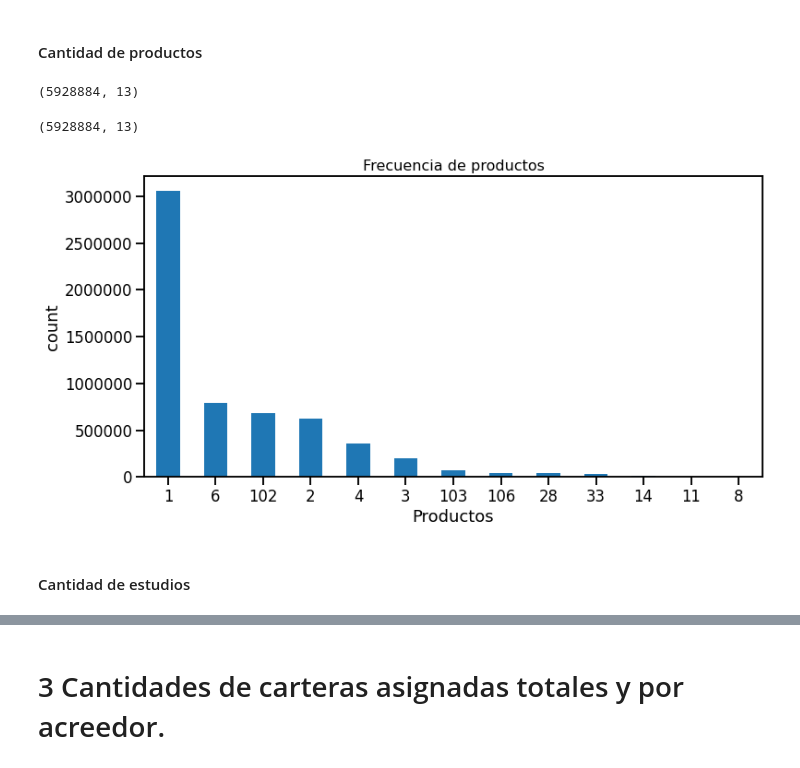
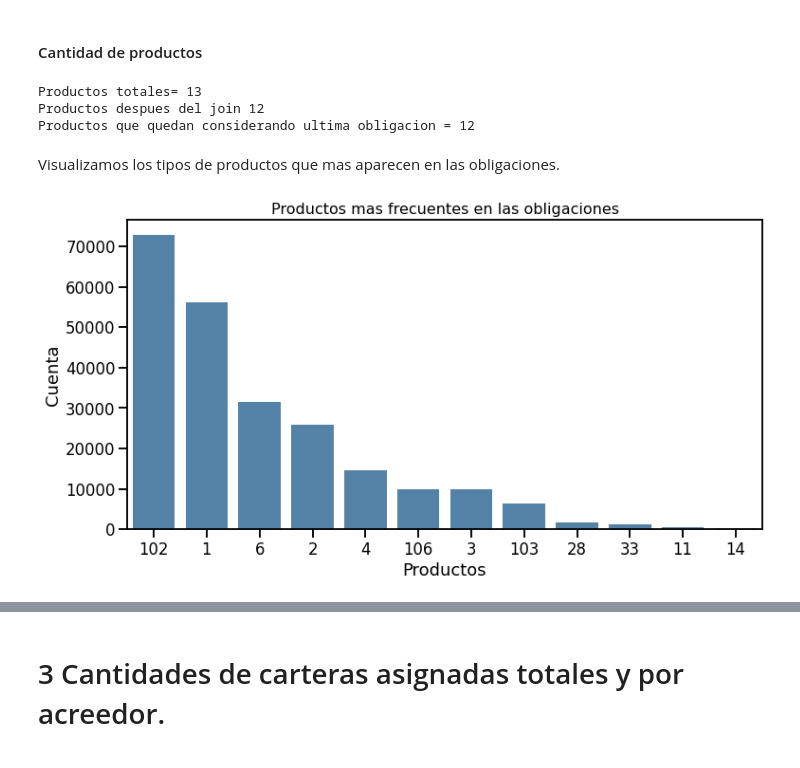
Before and after one commit to teoArganaraz/DiploDatos2022-Mentoria, a Jupyter notebook: Mentoria - Entregable 1 -Definitivo-correciones.ipynb, the cells around one changed output, grey strips where cells are left out. Cells and saved outputs as stored; diff of their text form; code cells hidden in the pictures.

```diff
--- a/Mentoria - Entregable 1 -Definitivo-correciones.ipynb
+++ b/Mentoria - Entregable 1 -Definitivo-correciones.ipynb
@@ -301,5 +302,5 @@ obn_id          int64
 monto_deuda    object
 dtype: object
 # %%
-#df_Montos['monto_deuda'] = pd.to_numeric(df_Montos['monto_deuda'], errors = 'raise')
-#df_Montos.dtypes
+df_Montos['monto_deuda'] = df_Montos.monto_deuda.str.replace(',','.').astype('float')
+df_Montos.dtypes
@@ -394,3 +397,7 @@ Index(['seg_id', 'prs_id', 'seg_codigo', 'hora', 'seg_usuario', 'obn_acreedor',
        'obn_interno', 'obn_producto', 'obn_cabecera', 'fecha_alta',
        'obn_estudio', 'estado', 'obn_id', 'monto_deuda'],
       dtype='object')
+# %%
+df_obn = df.drop_duplicates(subset=['obn_interno'], keep='last')
+
+df_obn
@@ -498,0 +602,16 @@ len(acciones)
+# %%
+df_obn['obn_count_estudio'] = df_obn['obn_estudio'].map(df_obn['obn_estudio'].value_counts())
+
+df_obn_filtered = df_obn[(df_obn['obn_count_estudio']>5000) ]
+
+estado_obn_estudio = pd.crosstab(df_obn_filtered['obn_estudio'],
+                                 df_obn_filtered['estado'].apply(statusFixer))
+print(estado_obn_estudio)
+
+plt.figure(num = 1, figsize = (20,10))
+sns.heatmap(estado_obn_estudio, annot=True, fmt='d', cmap = 'plasma')
+plt.xlabel('Estado Obligacion')
+plt.ylabel('ID Estudio')
+plt.title('Estado de gestiones de obligaciones de estudios con mas de 5000 obligaciones', fontsize=20)
+
+pd.options.mode.chained_assignment = None
@@ -522,0 +788,13 @@ plt.ticklabel_format(axis="y", style="plain")
+# %%
+df_obn['estado'] = df_obn['estado'].apply(statusFixer)
+df_obn_wo_B = df_obn[df_obn.estado =="O"]
+plt.figure(num = 1, figsize = (12,6))
+sns.countplot(data=df_obn, x='obn_acreedor',order = df_obn['obn_acreedor'].value_counts().index, hue='estado')
+plt.xticks(rotation = 0)
+plt.xlabel("Acreedores")
+plt.ylabel("N° Obligaciones")
+plt.title("Obligaciones por acreedor",fontsize = 16)
+plt.ticklabel_format(axis="y", style="plain")
+plt.legend(loc='upper right')
+
+pd.options.mode.chained_assignment = None
@@ -523,22 +840,27 @@ plt.ticklabel_format(axis="y", style="plain")
 # %% [markdown]
 #### Cantidad de productos
 # %%
-productos = list(set(df_2019_2022.obn_producto.to_list()))
-len(productos)
-df_2019_2022.shape
+productos_totales = list(set(df_2019_2022.obn_producto.to_list()))
+print('Productos totales=',len(productos_totales))
+
+productos = df.obn_producto.unique()
+print('Productos despues del join',len(productos))
+
+productos_obn = list(set(df_obn.obn_producto.to_list()))
+print('Productos que quedan considerando ultima obligacion =',len(productos_obn))
 # %% [output]
-(5928884, 13)
+Productos totales= 13
+Productos despues del join 12
+Productos que quedan considerando ultima obligacion = 12
+# %% [markdown]
+Visualizamos los tipos de productos que  mas aparecen en las obligaciones.
 # %%
 plt.figure(num = 1, figsize = (12,6))
-df_2019_2022['obn_producto'].value_counts().plot(kind="bar")
+sns.countplot(data=df_obn, x='obn_producto',order = df_obn['obn_producto'].value_counts().index, color='steelblue')
 plt.xticks(rotation = 0)
 plt.xlabel("Productos")
-plt.ylabel("count")
-plt.title("Frecuencia de productos",fontsize = 16)
+plt.ylabel("Cuenta")
+plt.title("Productos mas frecuentes en las obligaciones",fontsize = 16)
 plt.ticklabel_format(axis="y", style="plain")
-df_2019_2022.shape
 # %% [output]
-(5928884, 13)
-[figure, old version]
+[figure, new version]
-# %% [markdown]
-#### Cantidad de estudios
```
Also changed, not shown: parts of 132 cells of this notebook, 1 other file.
